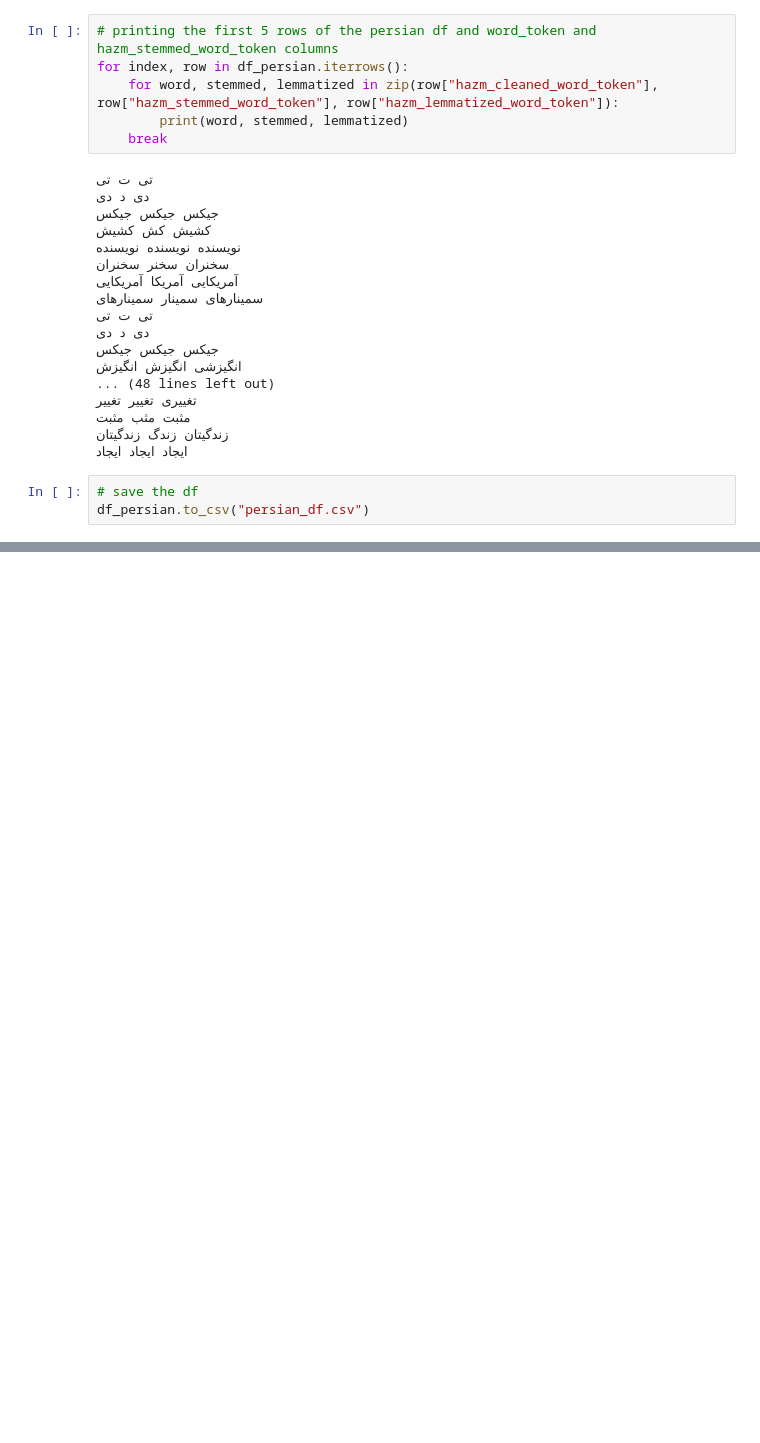
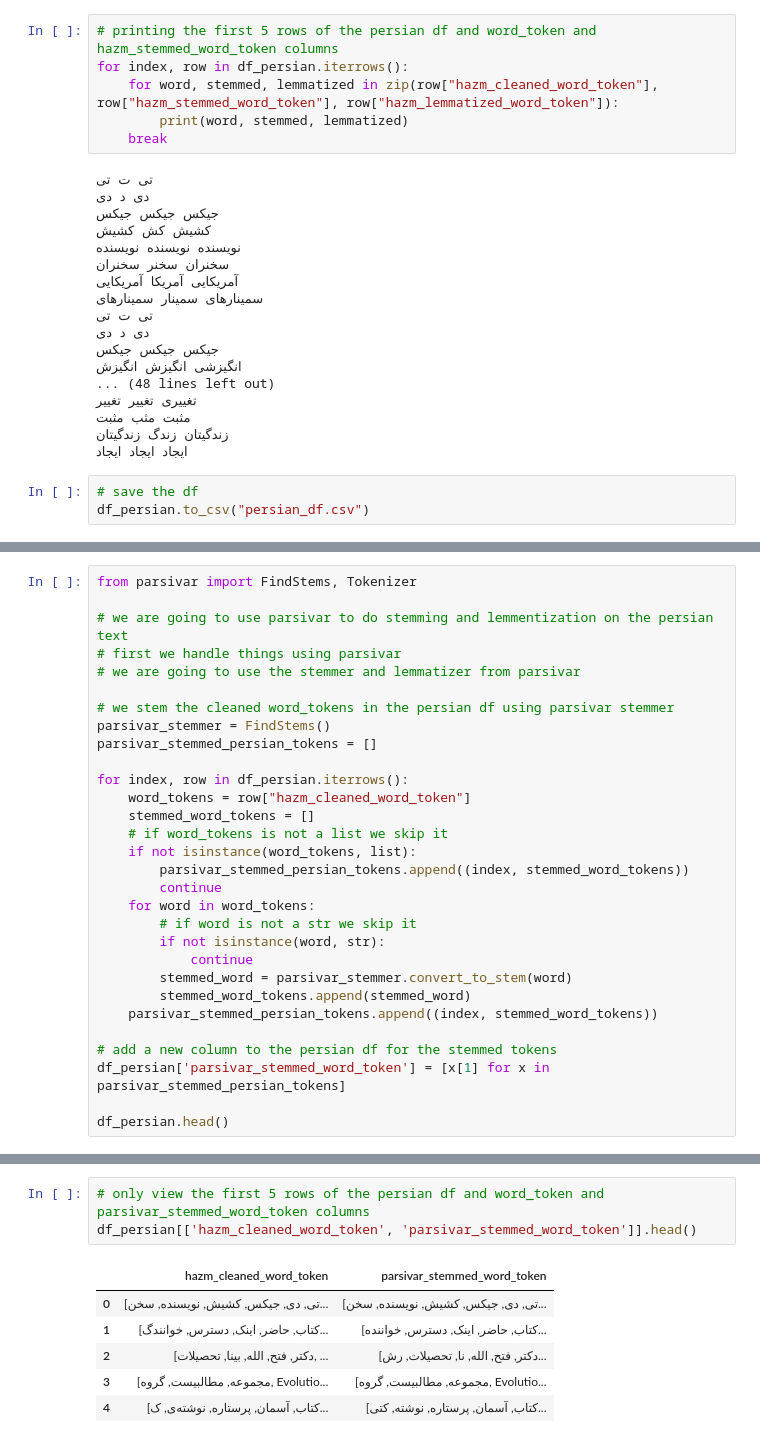
Before and after one commit to IR-1401-2-project/ClassProjects, a Jupyter notebook: session_002_1.ipynb, the cells around one changed output, grey strips where cells are left out. Drawn from its saved outputs; the diff is of its cells as text; blank space fills up the shorter version.

```diff
--- a/session_002_1.ipynb
+++ b/session_002_1.ipynb
@@ -245,0 +249,30 @@ df_persian.to_csv("persian_df.csv")
+# %%
+from parsivar import FindStems, Tokenizer
+
+# we are going to use parsivar to do stemming and lemmentization on the persian text
+# first we handle things using parsivar
+# we are going to use the stemmer and lemmatizer from parsivar
+
+# we stem the cleaned word_tokens in the persian df using parsivar stemmer
+parsivar_stemmer = FindStems()
+parsivar_stemmed_persian_tokens = []
+
+for index, row in df_persian.iterrows():
+    word_tokens = row["hazm_cleaned_word_token"]
+    stemmed_word_tokens = []
+    # if word_tokens is not a list we skip it
+    if not isinstance(word_tokens, list):
+        parsivar_stemmed_persian_tokens.append((index, stemmed_word_tokens))
+        continue
+    for word in word_tokens:
+        # if word is not a str we skip it
+        if not isinstance(word, str):
+            continue
+        stemmed_word = parsivar_stemmer.convert_to_stem(word)
+        stemmed_word_tokens.append(stemmed_word)
+    parsivar_stemmed_persian_tokens.append((index, stemmed_word_tokens))
+
+# add a new column to the persian df for the stemmed tokens
+df_persian['parsivar_stemmed_word_token'] = [x[1] for x in parsivar_stemmed_persian_tokens]
+
+df_persian.head()
@@ -245,0 +286,10 @@ df_persian.to_csv("persian_df.csv")
+# %%
+# only view the first 5 rows of the persian df and word_token and parsivar_stemmed_word_token columns
+df_persian[['hazm_cleaned_word_token', 'parsivar_stemmed_word_token']].head()
+# %% [output]
+|  | hazm_cleaned_word_token | parsivar_stemmed_word_token |
+| 0 | [تی, دی, جیکس, کشیش, نویسنده, سخن... | [تی, دی, جیکس, کشیش, نویسنده, سخن... |
+| 1 | [کتاب, حاضر, اینک, دسترس, خوانندگ... | [کتاب, حاضر, اینک, دسترس, خواننده... |
+| 2 | [دکتر, فتح, الله, بینا, تحصیلات, ... | [دکتر, فتح, الله, نا, تحصیلات, رش... |
+| 3 | [مجموعه, مطالبیست, گروه, Evolutio... | [مجموعه, مطالبیست, گروه, Evolutio... |
+| 4 | [کتاب, آسمان, پرستاره, نوشته‌ی, ک... | [کتاب, آسمان, پرستاره, نوشته, کتی... |
```
Also changed, not shown: parts of 6 cells of this notebook.
